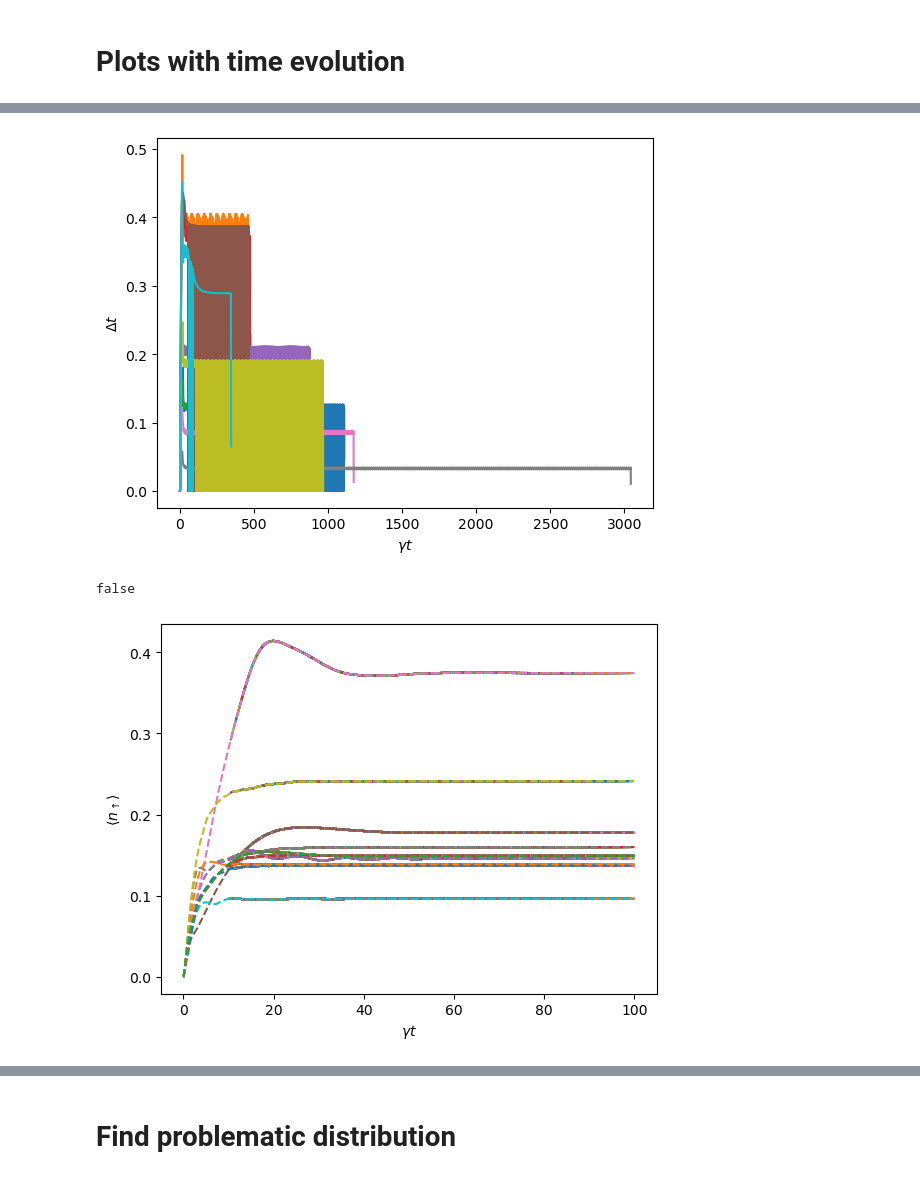
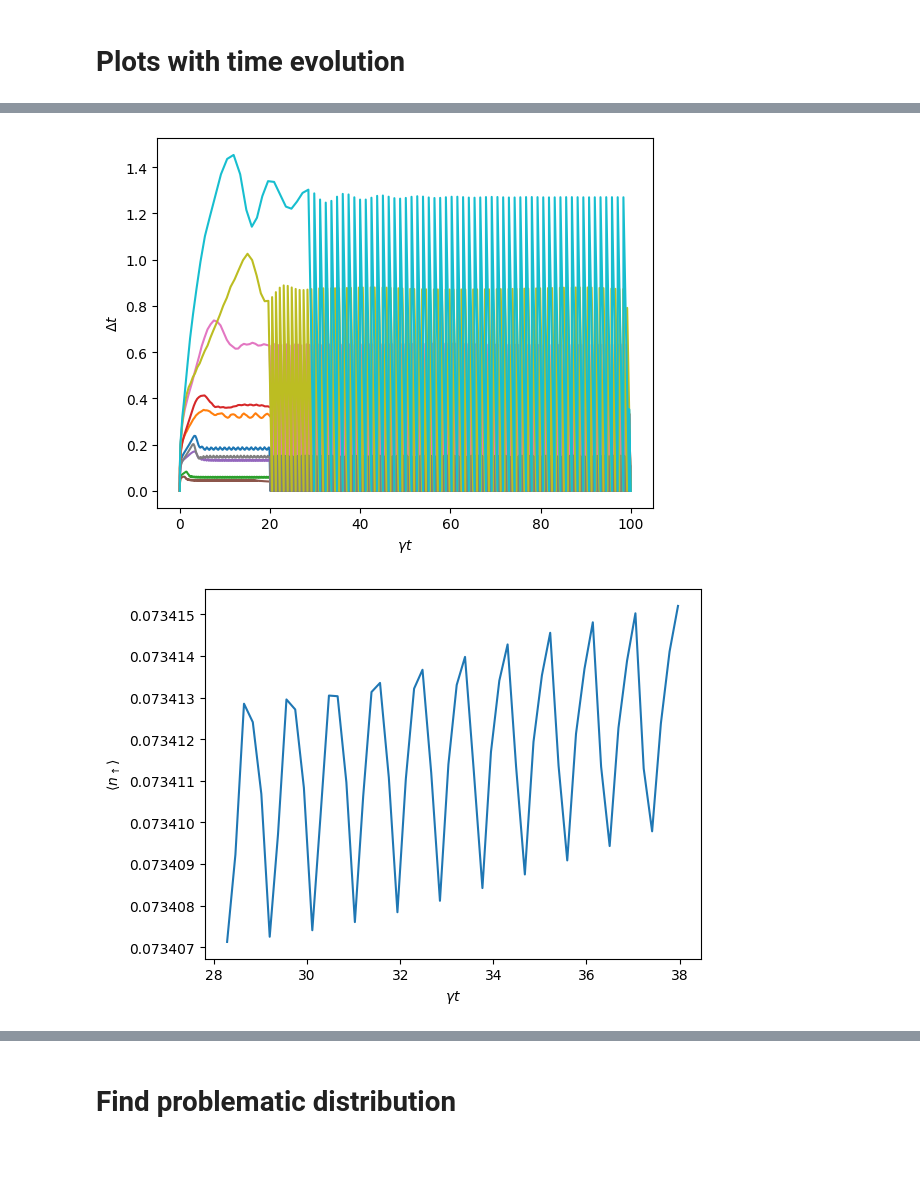
Before and after one commit to DolbeaultRemy/SR_droplets, a Jupyter notebook: QuantumCumulants/Model11/Time_evolution_du_std_stop_Cfunction_stats_solve.ipynb, the cells around one changed output, grey strips where cells are left out. Drawn from its saved outputs; the diff is of its cells as text; code cells hidden in the pictures.

```diff
--- a/QuantumCumulants/Model11/Time_evolution_du_std_stop_Cfunction_stats_solve.ipynb
+++ b/QuantumCumulants/Model11/Time_evolution_du_std_stop_Cfunction_stats_solve.ipynb
@@ -84,14 +84,16 @@ function solve_random_distrib(chunk, f, op_list, N, n, d0_lb, threshold_du, thre
         u0 = u0_CFunction(phi_array_0, theta_array_0, op_list)
 
         function condition(u, t, integrator)
-            if t > 2*t_std
+            if t > 2*t_std # To compute the std over a big enough nbr of points
+                # Condition on the derivatives near 0
                 du = similar(u)
                 fsolve(du, u, integrator.p, t)
                 condition_du = norm(du)/sqrt(length(du)) < threshold_du
 
-                u_t = integrator.sol.u
-                n_es = [sum(real([u_t[j][i] for i = 1:N])) for j = 1:length(integrator.sol.t)]
-                n_es_window_t = n_es[abs.(integrator.sol.t .- integrator.t) .< t_std]
+                # Condition on the density of atoms in the ES that has to be stable
+                u_t, t_sol = integrator.sol.u, integrator.sol.t
+                n_es = [sum(real([u_t[j][i] for i = 1:N])) for j = 1:length(t_sol)] # Computes the density
+                n_es_window_t = n_es[abs.(t_sol .- integrator.t) .< t_std]
                 std_es_window_t = std(n_es_window_t)
                 condition_std = std_es_window_t < threshold_std
 
@@ -154,7 +156,7 @@ min_r0
 ### Define the system
 # %%
 # Nbr of particles
-N = 10
+N = 4
 r = 10
  # Nbr of repetitions
 
@@ -259,34 +261,36 @@ pygui(false); gcf();
 close("all")
 figure()
 for i = 1:length(list_t)
-    plot(list_t[i][2:end] - list_t[i][1:end-1])
+    plot(list_t[i][1:end-1], list_t[i][2:end] - list_t[i][1:end-1])
 end
 xlabel(L"\gamma t")
 ylabel(L"\Delta t")
-pygui(false)
+pygui(false);
 # pygui(true); show()
 # %% [output]
-[figure, old version]
+[figure, new version]
-false
 # %%
 close("all")
 figure()
 
-for (i, n_es) in enumerate(n_es_t_list)
-    plot(time_n_es[i], n_es)
-end
+i=100
+plot(time_n_es[i], n_es_t_list[i])
 
-for i in 1:length(popup_t)
-    plot(list_t[i], popup_t[i],linestyle="--")
-end
+# for (i, n_es) in enumerate(n_es_t_list)
+#     plot(time_n_es[i], n_es)
+# end
+
+# for i in 1:length(popup_t)
+#     plot(list_t[i], popup_t[i],linestyle="--")
+# end
 
 plt.xlabel(L"$\gamma t$")
 plt.ylabel(L"$\langle  n_{\uparrow} \rangle $")
 
 pygui(false);
 # pygui(true); show()
 # %% [output]
-[figure, old version]
+[figure, new version]
 # %%
 close("all")
 figure()
```
Also changed, not shown: parts of 6 cells of this notebook, 9 other files.
